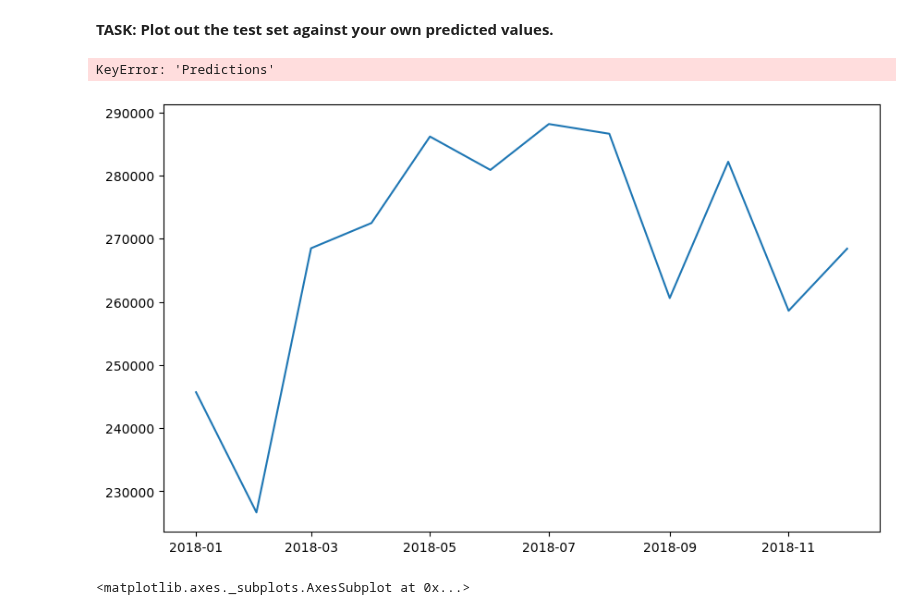
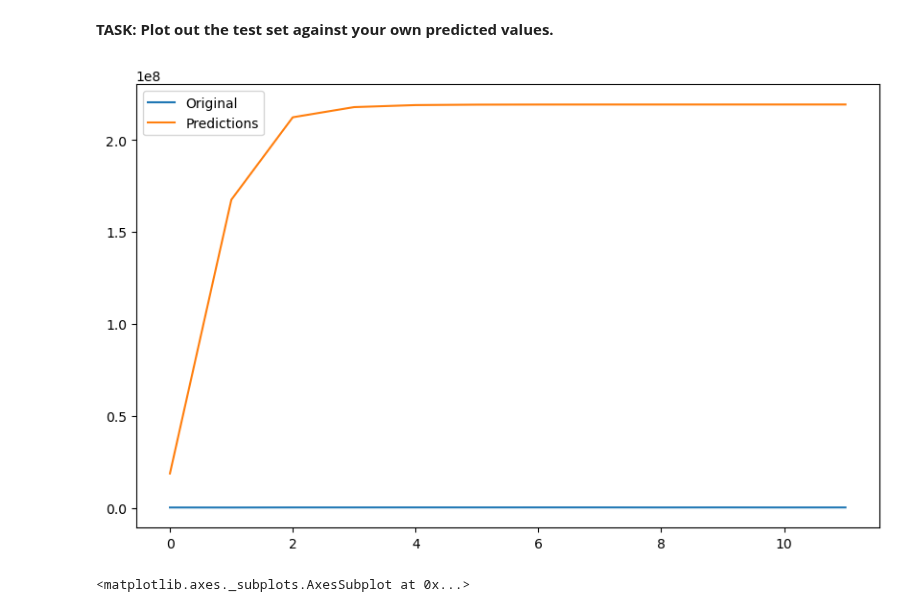
Before and after one commit to bigmoletos/WildCodeSchool_formation_IA_nov2023, a Jupyter notebook: quêtes/Semaine12/FD_LSTM_for_Miles_Traveled_Time_Series_Forecasting.ipynb, the cells around one changed output. Cells and saved outputs as stored; diff of their text form; code cells hidden in the pictures.

```diff
--- a/quêtes/Semaine12/FD_LSTM_for_Miles_Traveled_Time_Series_Forecasting.ipynb
+++ b/quêtes/Semaine12/FD_LSTM_for_Miles_Traveled_Time_Series_Forecasting.ipynb
@@ -831,25 +831,24 @@ print(results_df)
 # %%
 # CODE HERE
 # Import necessary library
 import matplotlib.pyplot as plt
 
 # Create a new figure
 plt.figure(figsize=(10,6))
 
 # Plot original test values
-plt.plot(df['Original'], label='Original')
+plt.plot(results_df['Original'], label='Original')
 
 # Plot predictions
-plt.plot(df['Predictions'], label='Predictions')
+plt.plot(results_df['Predictions'], label='Predictions')
 
 # Add legend
 plt.legend()
 
 # Display the plot
 plt.show()
 # %% [output]
-KeyError: 'Predictions'
-[figure, old version]
+[figure, new version]
 # %%
 # %% [output]
 <matplotlib.axes._subplots.AxesSubplot at 0x...>
```
Also changed, not shown: parts of 1 cell of this notebook, 13 other files.
